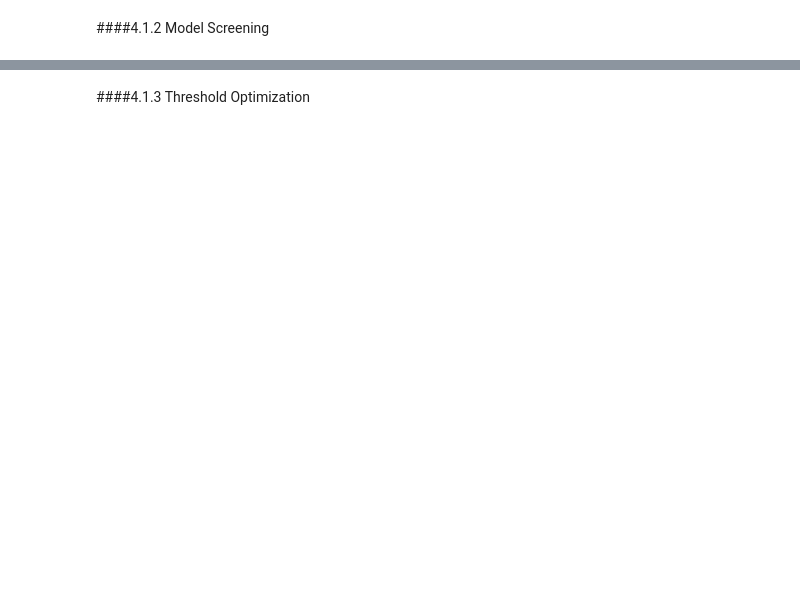
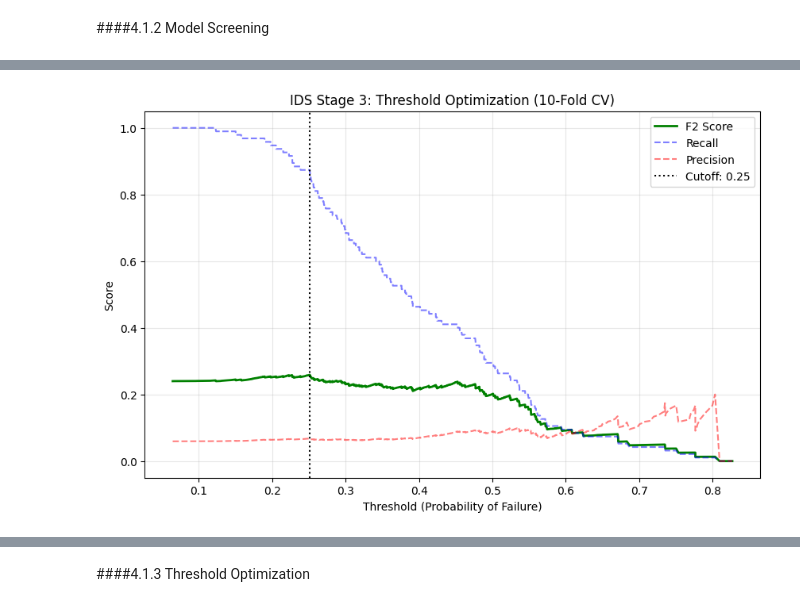
Before and after one commit to freitas-oa/Computer-Vision, a Jupyter notebook: Food_acceptance_project.ipynb, the cells around one changed output, grey strips where cells are left out. Drawn from its saved outputs; the diff is of its cells as text; code cells hidden in the pictures; blank space fills up the shorter version.

```diff
--- a/Food_acceptance_project.ipynb
+++ b/Food_acceptance_project.ipynb
@@ -1043,0 +1335,92 @@ The absence of advanced boosting algorithms (XGBoost, CatBoost) from the top ran
+# %%
+import numpy as np
+import matplotlib.pyplot as plt
+from sklearn.model_selection import cross_val_predict, StratifiedKFold
+from sklearn.metrics import precision_recall_curve, confusion_matrix, classification_report
+
+# -----------------------------------------------------------------------------
+# IDS STAGE 3: Threshold Optimization using 10-Fold CV (Robust Method)
+# -----------------------------------------------------------------------------
+
+# 1. Prepare Training Data for Cross-Validation
+# We use the full training set now, not just X_val
+if 'X_train_df' not in locals():
+    raise ValueError("X_train_df is not defined. Please run your data split/setup first.")
+
+print("Setting up 10-Fold Cross-Validation for Threshold Tuning...")
+
+# Retrieve the Champion Model (Pipeline)
+rf_model = best_models["Random Forest"]
+
+# Define the features to use (Targeting Technical Features)
+# We ensure we are using the columns the model expects
+# Note: If X_train_df has raw names, we select them directly.
+# The pipeline inside 'rf_model' handles the scaling/prefixing internally usually.
+X_train_opt = X_train_df[features_technical].copy()
+y_train_opt = y_train_class
+
+print(f"Input shape: {X_train_opt.shape}")
+
+# 2. Generate Out-of-Fold Probabilities (The "Clean" Way)
+# Instead of predicting on data the model has seen (overfitting),
+# we use CV to generate predictions for every sample as if it were in a test set.
+cv_strategy = StratifiedKFold(n_splits=10, shuffle=True, random_state=42)
+
+print("Running Cross-Validation (K=10)... this might take a moment.")
+# method='predict_proba' returns [Prob_Class0, Prob_Class1]
+y_probas_cv = cross_val_predict(
+    rf_model,
+    X_train_opt,
+    y_train_opt,
+    cv=cv_strategy,
+    method='predict_proba',
+    n_jobs=-1
+)[:, 0] # Select column 0 (Probability of Failure)
+
+# 3. Calculate Metrics for ALL possible thresholds based on CV predictions
+precisions, recalls, thresholds = precision_recall_curve(y_train_opt, y_probas_cv, pos_label=0)
+
+# Calculate F2-Score vector
+numerator = 5 * precisions * recalls
+denominator = 4 * precisions + recalls
+f2_scores = np.divide(numerator, denominator, out=np.zeros_like(numerator), where=denominator!=0)
+
+# 4. Find the Optimal Threshold (Max F2)
+best_idx = np.argmax(f2_scores)
+best_threshold = thresholds[best_idx]
+best_f2 = f2_scores[best_idx]
+best_recall = recalls[best_idx]
+best_precision = precisions[best_idx]
+
+print(f"\n--- CV THRESHOLD OPTIMIZATION RESULTS (K=10) ---")
+print(f"Optimal Threshold:   {best_threshold:.4f}")
+print(f"Expected F2-Score:   {best_f2:.4f}")
+print(f"Expected Recall:     {best_recall:.4f}")
+print(f"Expected Precision:  {best_precision:.4f}")
+
+# 5. Apply Optimized Threshold to see the Confusion Matrix (on the CV predictions)
+y_pred_cv_optimized = np.where(y_probas_cv >= best_threshold, 0, 1)
+
+print("\nConfusion Matrix (CV Predictions at Optimal Threshold):")
+print(confusion_matrix(y_train_opt, y_pred_cv_optimized))
+
+print("\nClassification Report (CV Optimized):")
+print(classification_report(y_train_opt, y_pred_cv_optimized, zero_division=0))
+
+# 6. Visualization
+plt.figure(figsize=(10, 6))
+plt.plot(thresholds, f2_scores[:-1], label="F2 Score", color="green", linewidth=2)
+plt.plot(thresholds, recalls[:-1], label="Recall", color="blue", linestyle="--", alpha=0.5)
+plt.plot(thresholds, precisions[:-1], label="Precision", color="red", linestyle="--", alpha=0.5)
+plt.axvline(best_threshold, color="black", linestyle=":", label=f"Cutoff: {best_threshold:.2f}")
+plt.title(f"IDS Stage 3: Threshold Optimization (10-Fold CV)")
+plt.xlabel("Threshold (Probability of Failure)")
+plt.ylabel("Score")
+plt.legend()
+plt.grid(True, alpha=0.3)
+plt.show()
+
+# 7. Save for Stage 4
+final_threshold = best_threshold
+print(f"Threshold {final_threshold:.4f} saved for Stage 4 (Final Test).")
+# %% [output]
@@ -1043,0 +1444 @@ The absence of advanced boosting algorithms (XGBoost, CatBoost) from the top ran
+[figure, added]
```
Also changed, not shown: parts of 47 cells of this notebook.
